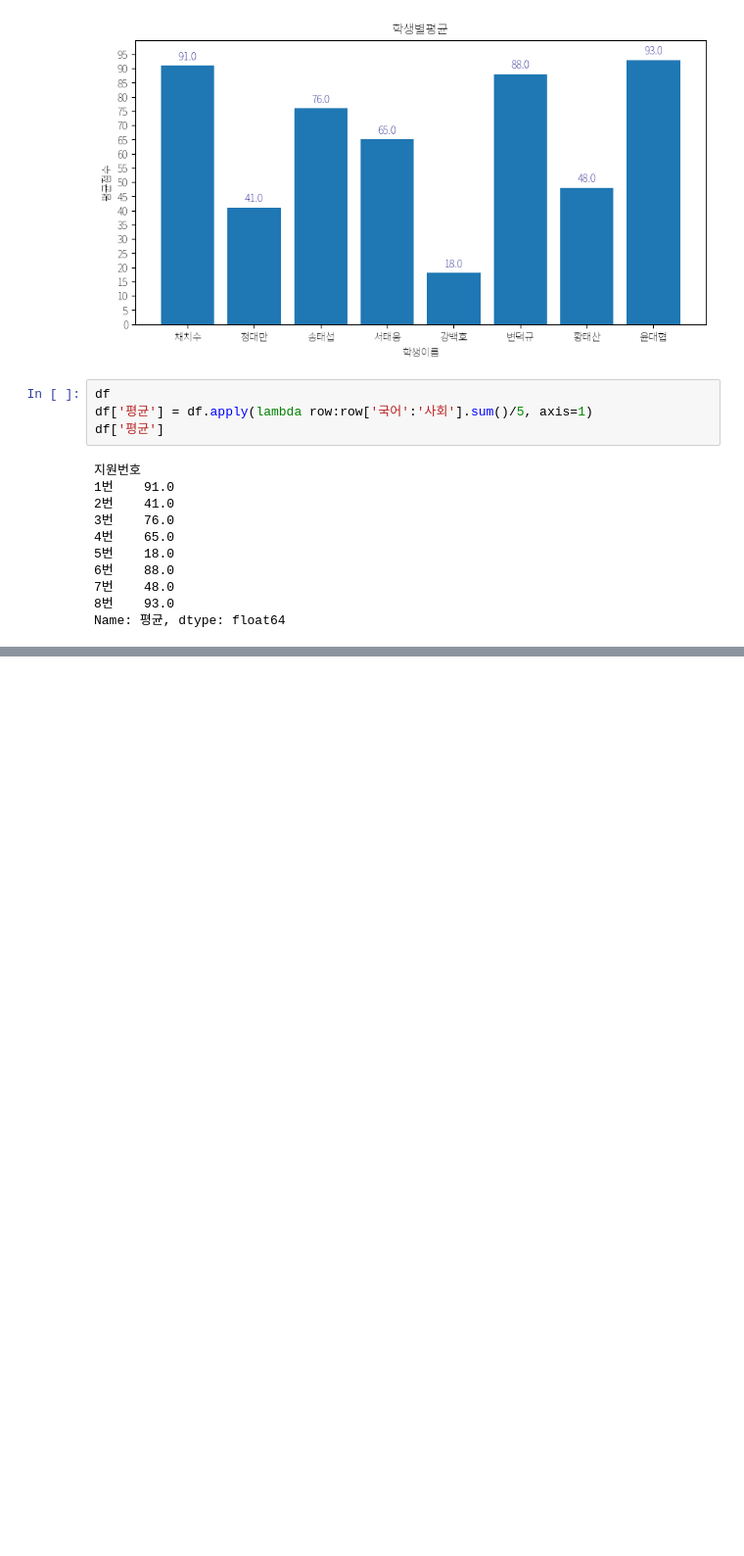
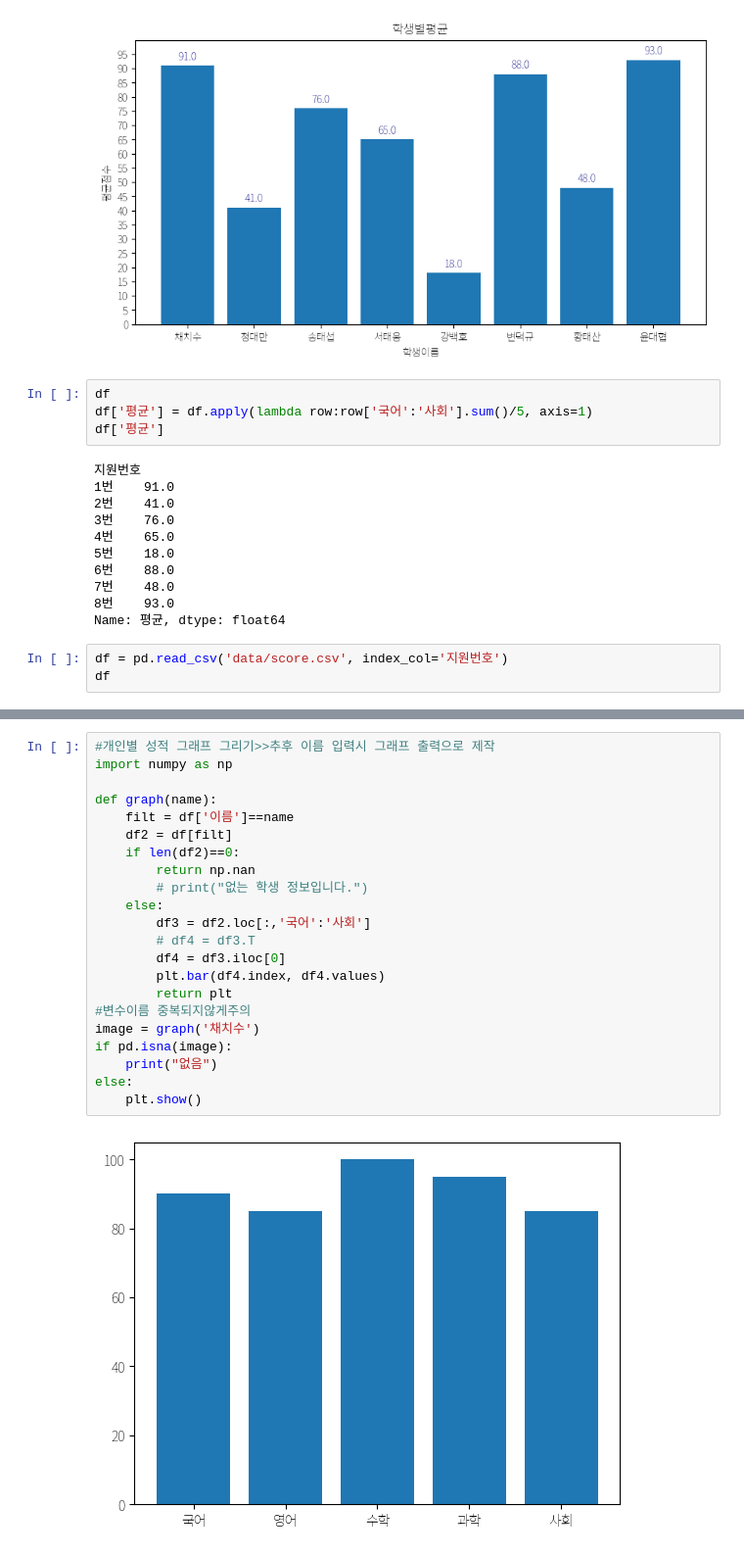
Before and after one commit to Annie-KMoon/pythonproject, a Jupyter notebook: 04.데이터시각화/07_막대그래프(심화).ipynb, the cells around one changed output, grey strips where cells are left out. Shown: that part at 98% size. Drawn from its saved outputs; the diff is of its cells as text; blank space fills up the shorter version.

```diff
--- a/04.데이터시각화/07_막대그래프(심화).ipynb
+++ b/04.데이터시각화/07_막대그래프(심화).ipynb
@@ -71,3 +71,6 @@ df['평균']
 7번    48.0
 8번    93.0
 Name: 평균, dtype: float64
+# %%
+df = pd.read_csv('data/score.csv', index_col='지원번호')
+df
@@ -73,0 +88,24 @@ Name: 평균, dtype: float64
+# %%
+#개인별 성적 그래프 그리기>>추후 이름 입력시 그래프 출력으로 제작
+import numpy as np
+
+def graph(name):
+    filt = df['이름']==name
+    df2 = df[filt]
+    if len(df2)==0:
+        return np.nan
+        # print("없는 학생 정보입니다.")
+    else:
+        df3 = df2.loc[:,'국어':'사회']
+        # df4 = df3.T
+        df4 = df3.iloc[0]
+        plt.bar(df4.index, df4.values)
+        return plt
+#변수이름 중복되지않게주의
+image = graph('채치수')
+if pd.isna(image):
+    print("없음")
+else:
+    plt.show()
+# %% [output]
+[figure, added]
```
Also changed, not shown: parts of 1 cell of this notebook, 10 other files.
